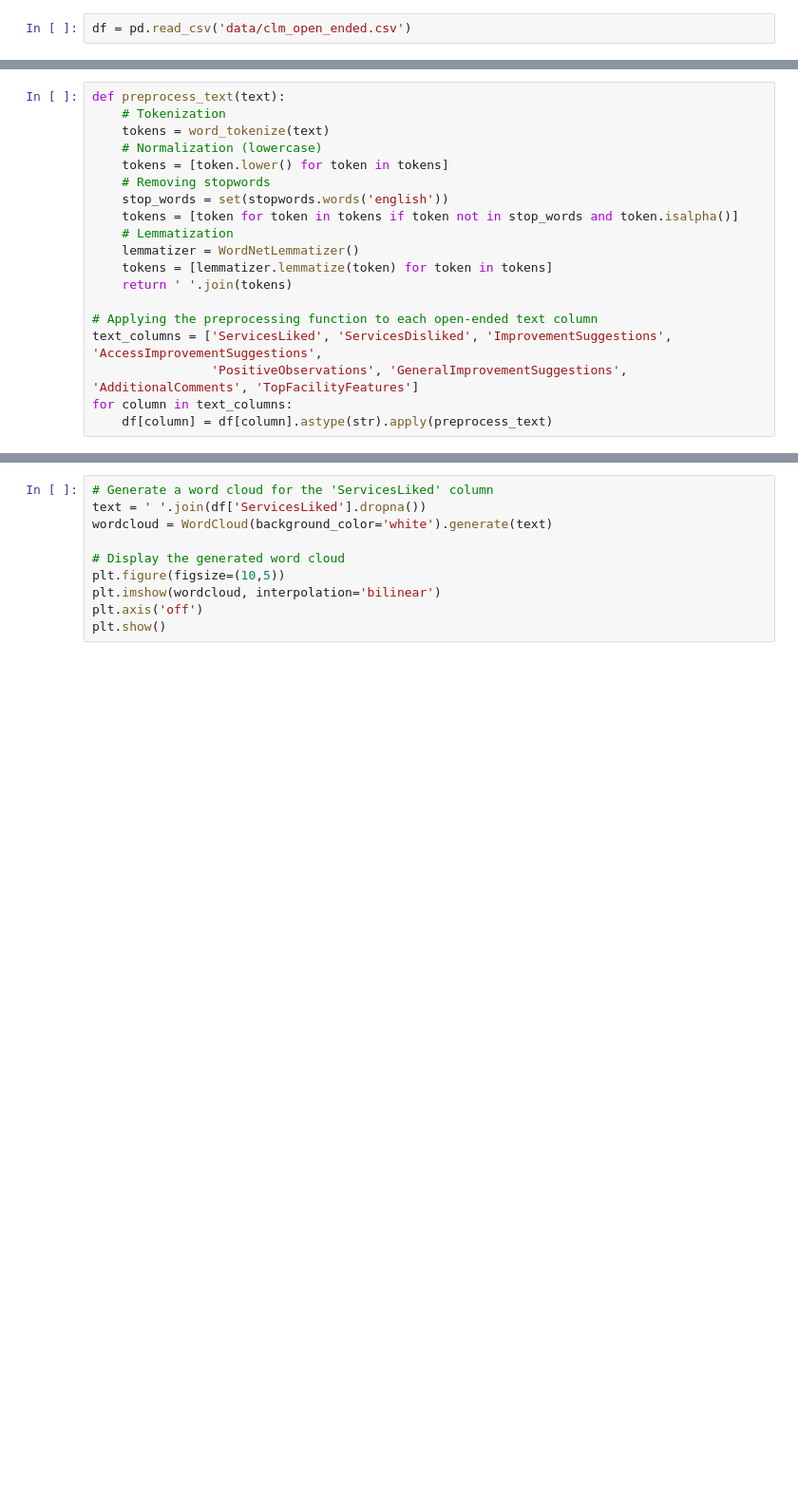
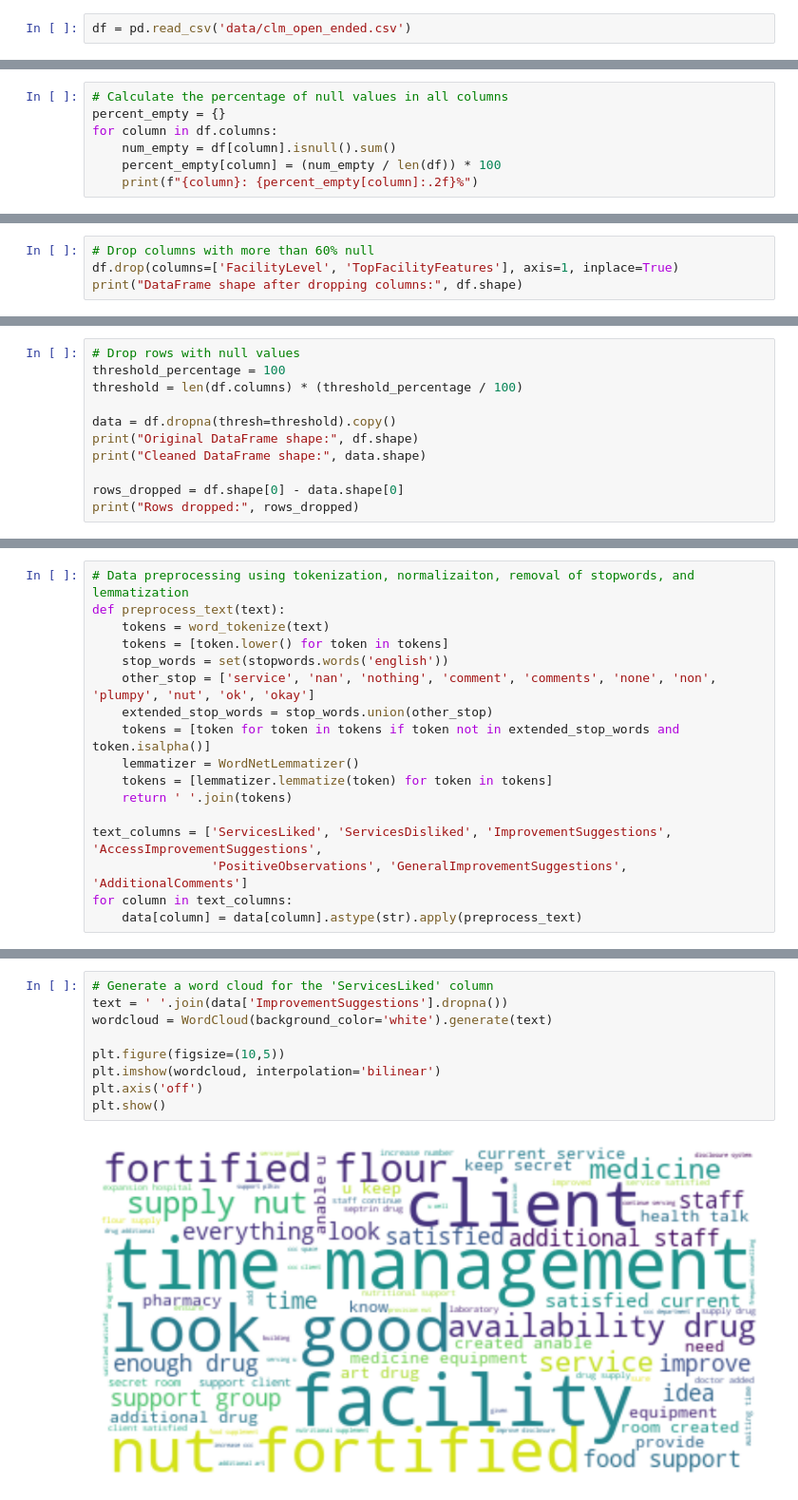
Before and after one commit to ogambamaria/mod5_tuda, a Jupyter notebook: tuda_100060.ipynb, the cells around one changed output, grey strips where cells are left out. Shown at 95% size. Saved outputs shown, nothing was run; the diff lists cells and outputs as text; blank space fills up the shorter version.

```diff
--- a/tuda_100060.ipynb
+++ b/tuda_100060.ipynb
@@ -30,0 +77,7 @@ df = pd.read_csv('data/clm_open_ended.csv')
+# %%
+# Calculate the percentage of null values in all columns
+percent_empty = {}
+for column in df.columns:
+    num_empty = df[column].isnull().sum()
+    percent_empty[column] = (num_empty / len(df)) * 100
+    print(f"{column}: {percent_empty[column]:.2f}%")
@@ -30,0 +96,4 @@ df = pd.read_csv('data/clm_open_ended.csv')
+# %%
+# Drop columns with more than 60% null
+df.drop(columns=['FacilityLevel', 'TopFacilityFeatures'], axis=1, inplace=True)
+print("DataFrame shape after dropping columns:", df.shape)
@@ -30,0 +102,11 @@ df = pd.read_csv('data/clm_open_ended.csv')
+# %%
+# Drop rows with null values
+threshold_percentage = 100
+threshold = len(df.columns) * (threshold_percentage / 100)
+
+data = df.dropna(thresh=threshold).copy()
+print("Original DataFrame shape:", df.shape)
+print("Cleaned DataFrame shape:", data.shape)
+
+rows_dropped = df.shape[0] - data.shape[0]
+print("Rows dropped:", rows_dropped)
@@ -31,19 +117,17 @@ df = pd.read_csv('data/clm_open_ended.csv')
 # %%
+# Data preprocessing using tokenization, normalizaiton, removal of stopwords, and lemmatization
 def preprocess_text(text):
-    # Tokenization
     tokens = word_tokenize(text)
-    # Normalization (lowercase)
     tokens = [token.lower() for token in tokens]
-    # Removing stopwords
     stop_words = set(stopwords.words('english'))
-    tokens = [token for token in tokens if token not in stop_words and token.isalpha()]
-    # Lemmatization
+    other_stop = ['service', 'nan', 'nothing', 'comment', 'comments', 'none', 'non', 'plumpy', 'nut', 'ok', 'okay']
+    extended_stop_words = stop_words.union(other_stop)
+    tokens = [token for token in tokens if token not in extended_stop_words and token.isalpha()]
     lemmatizer = WordNetLemmatizer()
     tokens = [lemmatizer.lemmatize(token) for token in tokens]
     return ' '.join(tokens)
 
-# Applying the preprocessing function to each open-ended text column
 text_columns = ['ServicesLiked', 'ServicesDisliked', 'ImprovementSuggestions', 'AccessImprovementSuggestions',
-                'PositiveObservations', 'GeneralImprovementSuggestions', 'AdditionalComments', 'TopFacilityFeatures']
+                'PositiveObservations', 'GeneralImprovementSuggestions', 'AdditionalComments']
 for column in text_columns:
-    df[column] = df[column].astype(str).apply(preprocess_text)
+    data[column] = data[column].astype(str).apply(preprocess_text)
@@ -50,10 +176,11 @@ for column in text_columns:
 # %%
 # Generate a word cloud for the 'ServicesLiked' column
-text = ' '.join(df['ServicesLiked'].dropna())
+text = ' '.join(data['ImprovementSuggestions'].dropna())
 wordcloud = WordCloud(background_color='white').generate(text)
 
-# Display the generated word cloud
 plt.figure(figsize=(10,5))
 plt.imshow(wordcloud, interpolation='bilinear')
 plt.axis('off')
 plt.show()
+# %% [output]
+[figure, added]
```
Also changed, not shown: parts of 26 cells of this notebook.
